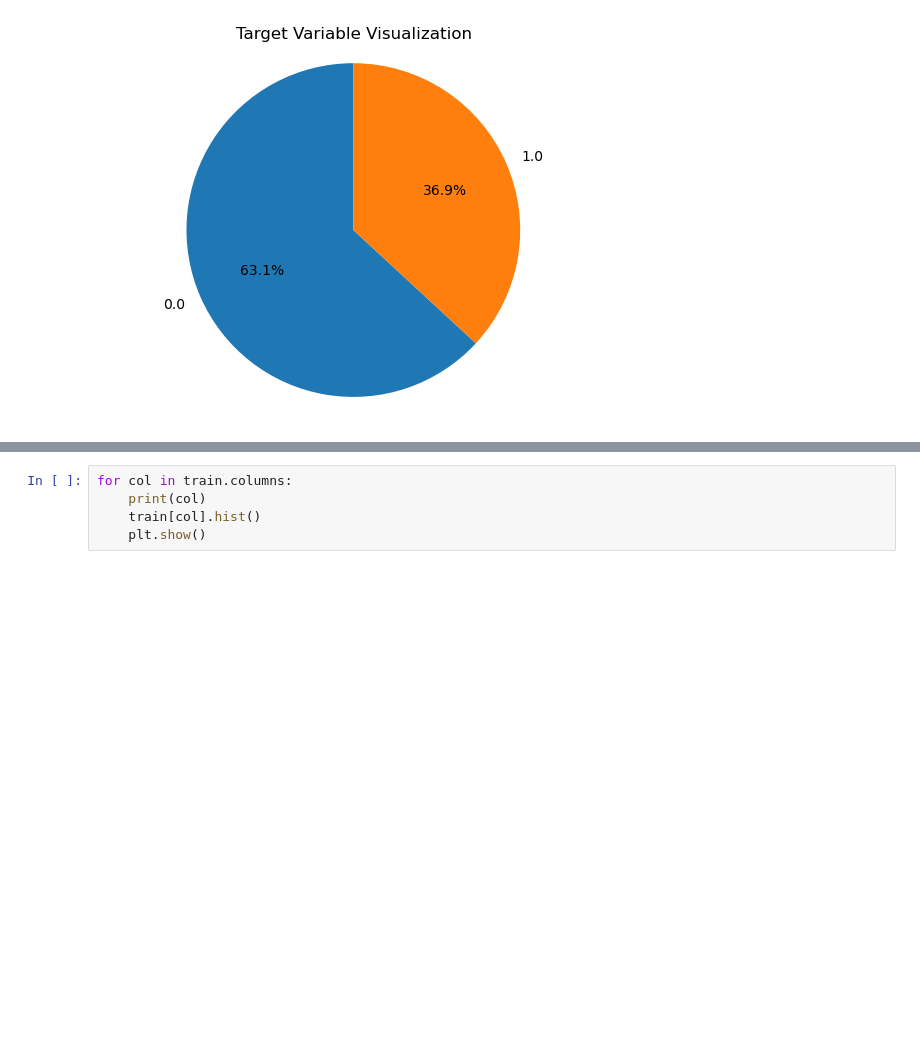
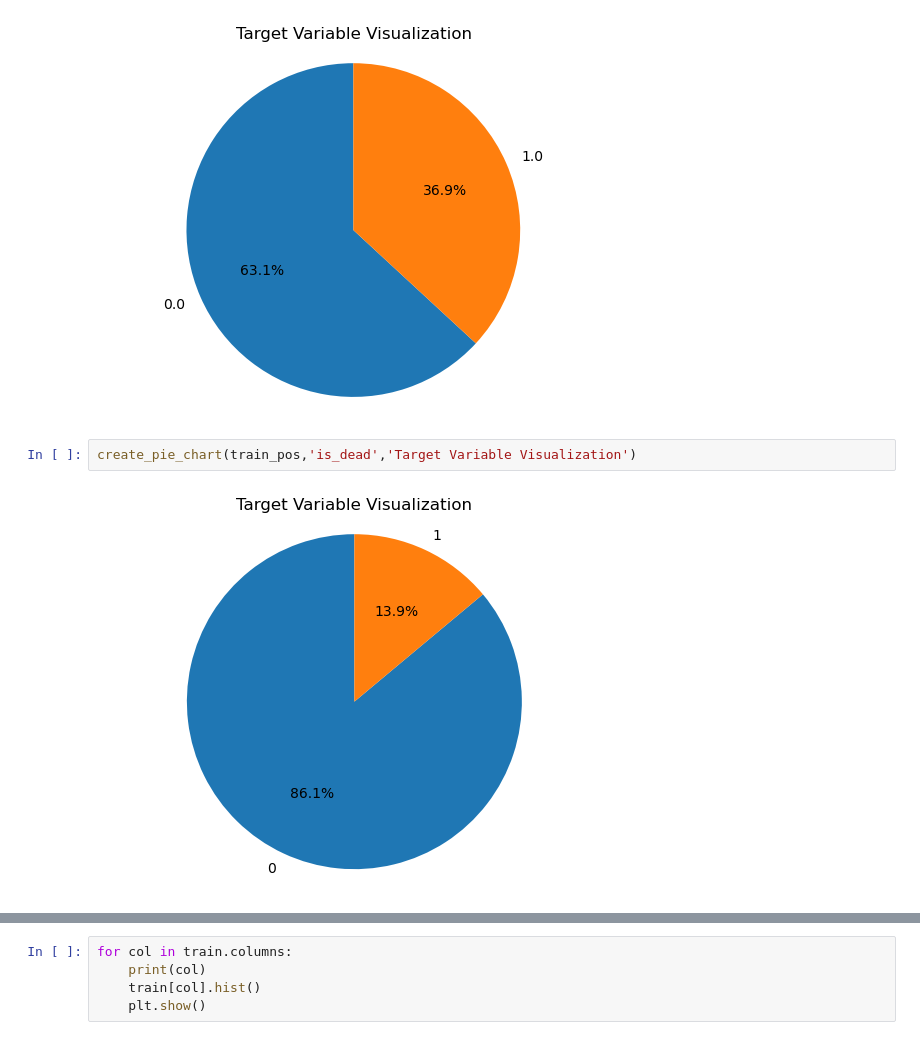
Before and after one commit to Chellyann-moreno/covid19-project, a Jupyter notebook: non_final_explore.ipynb, the cells around one changed output, grey strips where cells are left out. Saved outputs shown, nothing was run; the diff lists cells and outputs as text; blank space fills up the shorter version.

```diff
--- a/non_final_explore.ipynb
+++ b/non_final_explore.ipynb
@@ -51,3 +51,7 @@ train_pos=train[train.covid_pos==1]
 create_pie_chart(train,'covid_pos','Target Variable Visualization')
 # %% [output]
 [figure]
+# %%
+create_pie_chart(train_pos,'is_dead','Target Variable Visualization')
+# %% [output]
+[figure, added]
```
Also changed, not shown: parts of 12 cells of this notebook.
